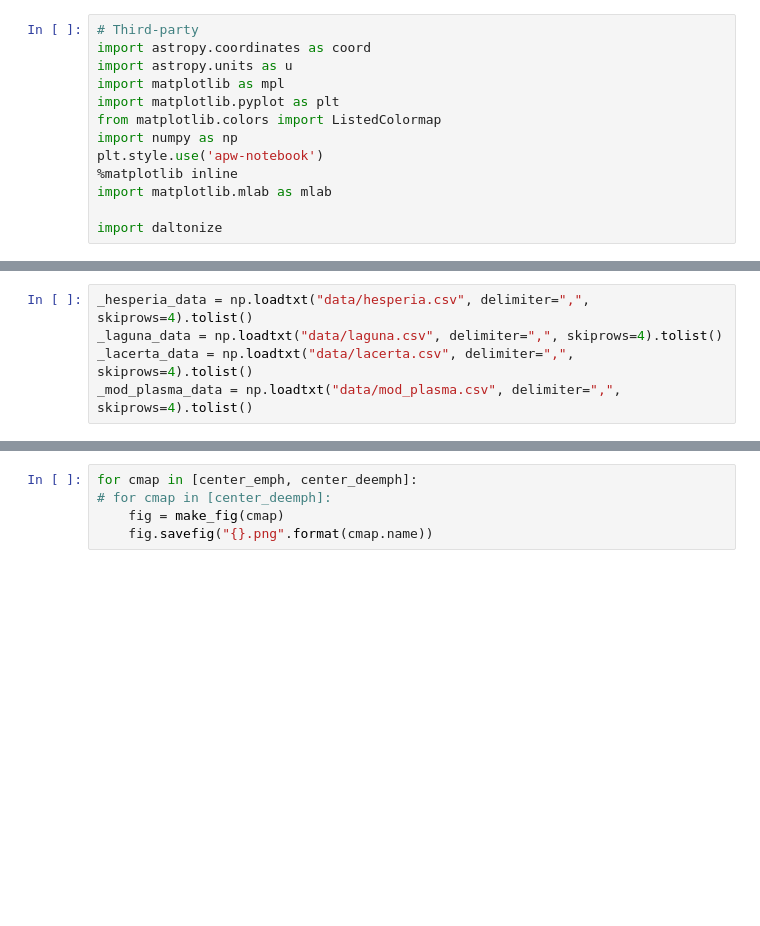
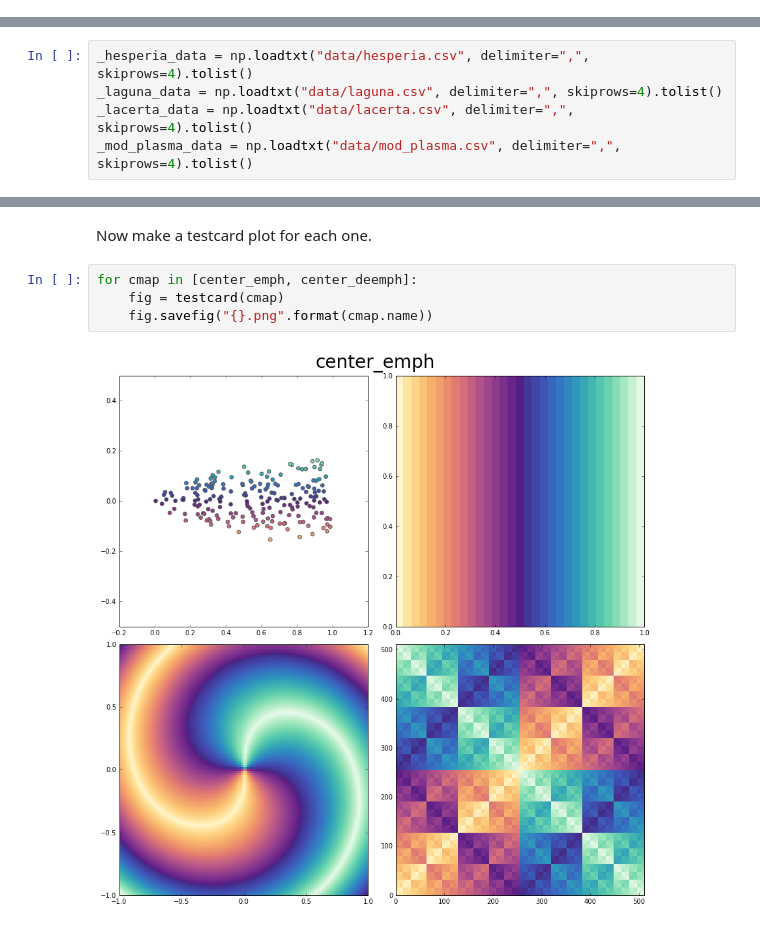
Before and after one commit to adrn/colormaps, a Jupyter notebook: Colormaps.ipynb, the cells around one changed output, grey strips where cells are left out. Drawn from its saved outputs; the diff is of its cells as text; blank space fills up the shorter version.

Commit message:
Added documentation, split testcard function into separate module

```diff
--- a/Colormaps.ipynb
+++ b/Colormaps.ipynb
@@ -1,13 +0,0 @@
-# %%
-# Third-party
-import astropy.coordinates as coord
-import astropy.units as u
-import matplotlib as mpl
-import matplotlib.pyplot as plt
-from matplotlib.colors import ListedColormap
-import numpy as np
-plt.style.use('apw-notebook')
-%matplotlib inline
-import matplotlib.mlab as mlab
-
-import daltonize
@@ -81,5 +49,8 @@ def make_fig(cmap, seed=42):
+# %% [markdown]
+Now make a testcard plot for each one.
 # %%
 for cmap in [center_emph, center_deemph]:
-# for cmap in [center_deemph]:
-    fig = make_fig(cmap)
+    fig = testcard(cmap)
     fig.savefig("{}.png".format(cmap.name))
+# %% [output]
+[figure, added]
```
Also changed, not shown: parts of 8 cells of this notebook, 2 other files.
